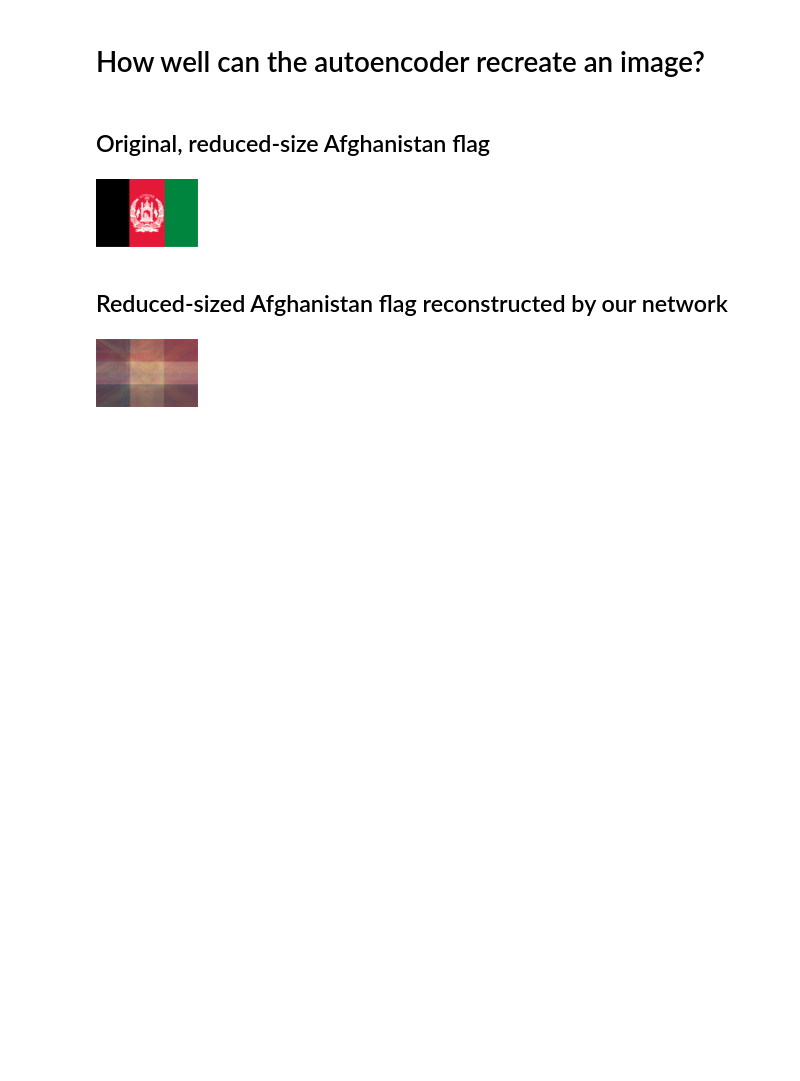
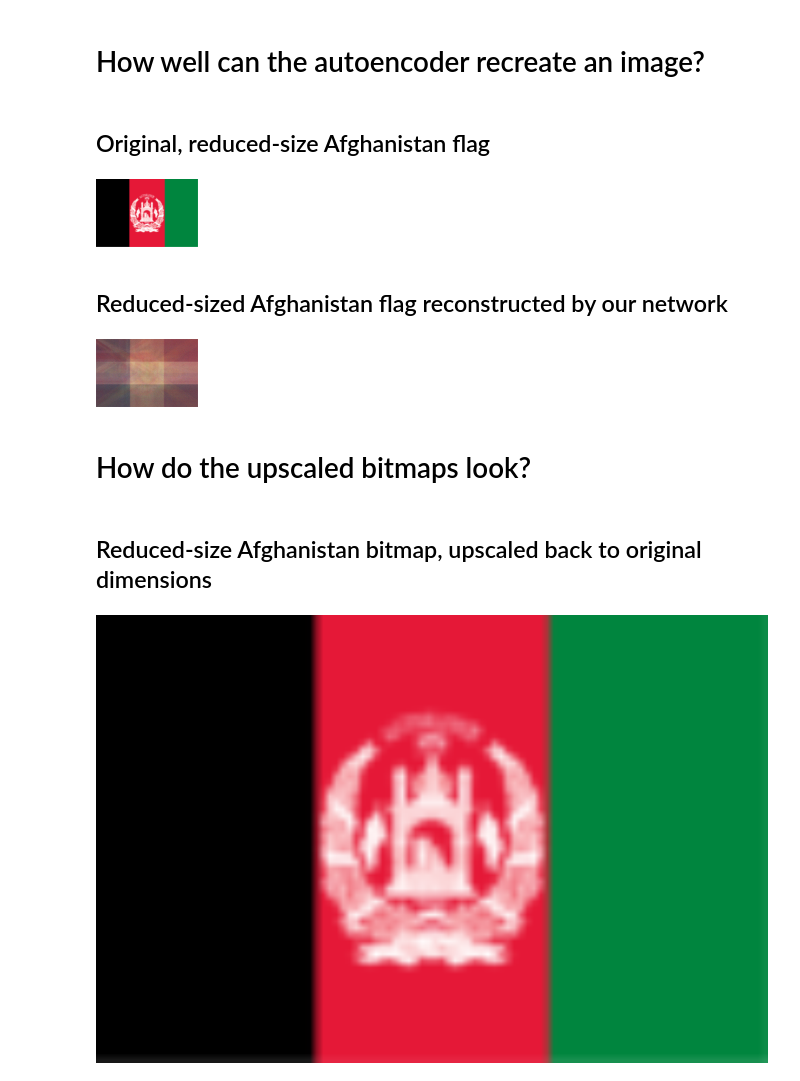
Before and after one commit to cavaunpeu/generate-world-flags, a Jupyter notebook: generate-world-flags.ipynb, the cells around one changed output. Saved outputs shown, nothing was run; the diff lists cells and outputs as text; code cells hidden in the pictures; blank space fills up the shorter version.

Commit message:
visualize upscaled bitmaps of an original and reconstructed image

```diff
--- a/generate-world-flags.ipynb
+++ b/generate-world-flags.ipynb
@@ -209,2 +207,9 @@ visualize_image(reconstructed_afghanistan_reduced_bitmap)
+# %% [markdown]
+# How do the upscaled bitmaps look?
+# %% [markdown]
+## Reduced-size Afghanistan bitmap, upscaled back to original dimensions
 # %%
-upscaled_sample = imresize(reshaped_sample, size=max_bounding_box)
+upscaled_afghanistan_reduced_bitmap = imresize(afghanistan_reduced_bitmap, size=max_bounding_box)
+visualize_image(upscaled_afghanistan_reduced_bitmap)
+# %% [output]
+[figure, added]
```
Also changed, not shown: parts of 8 cells of this notebook.
